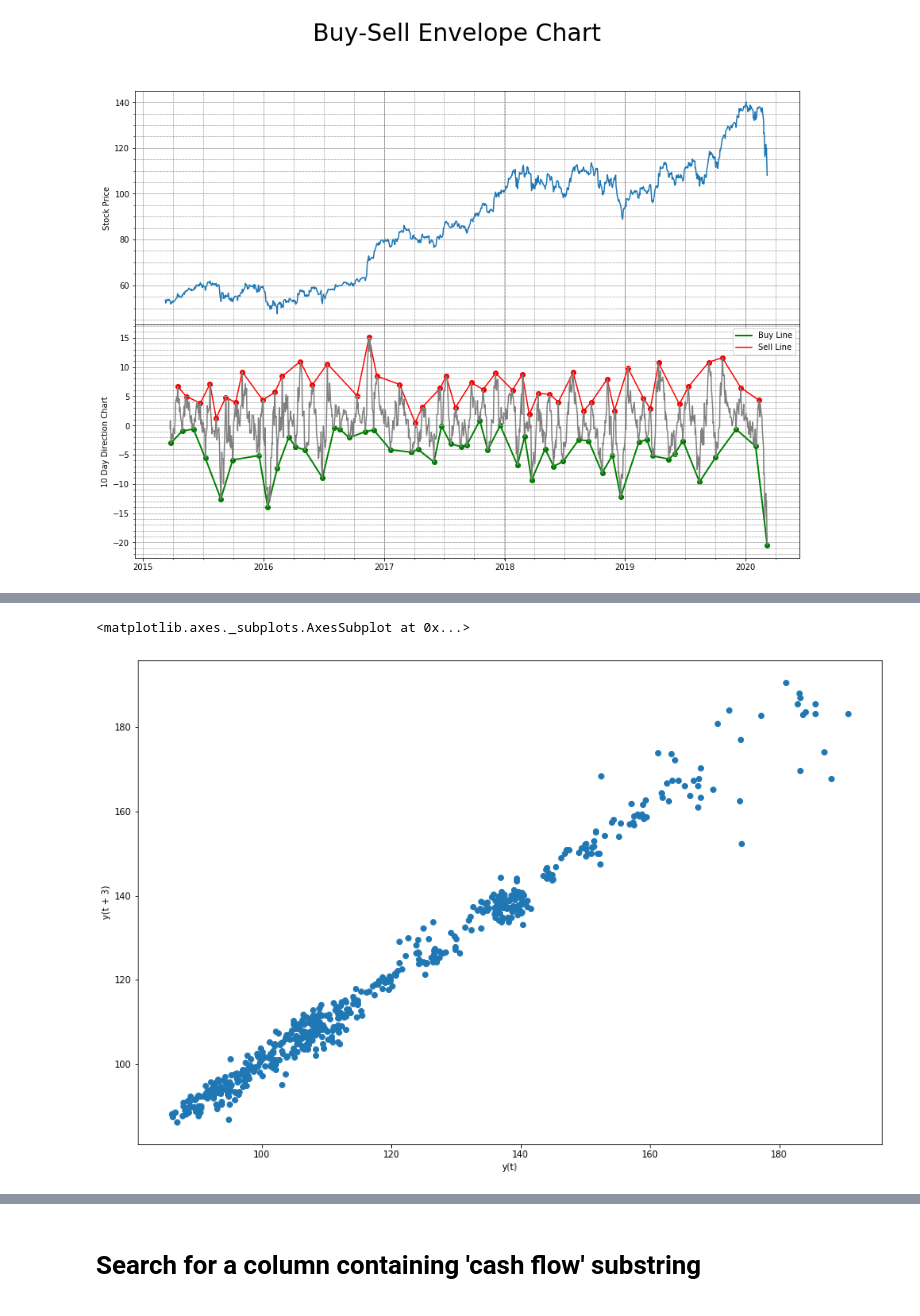
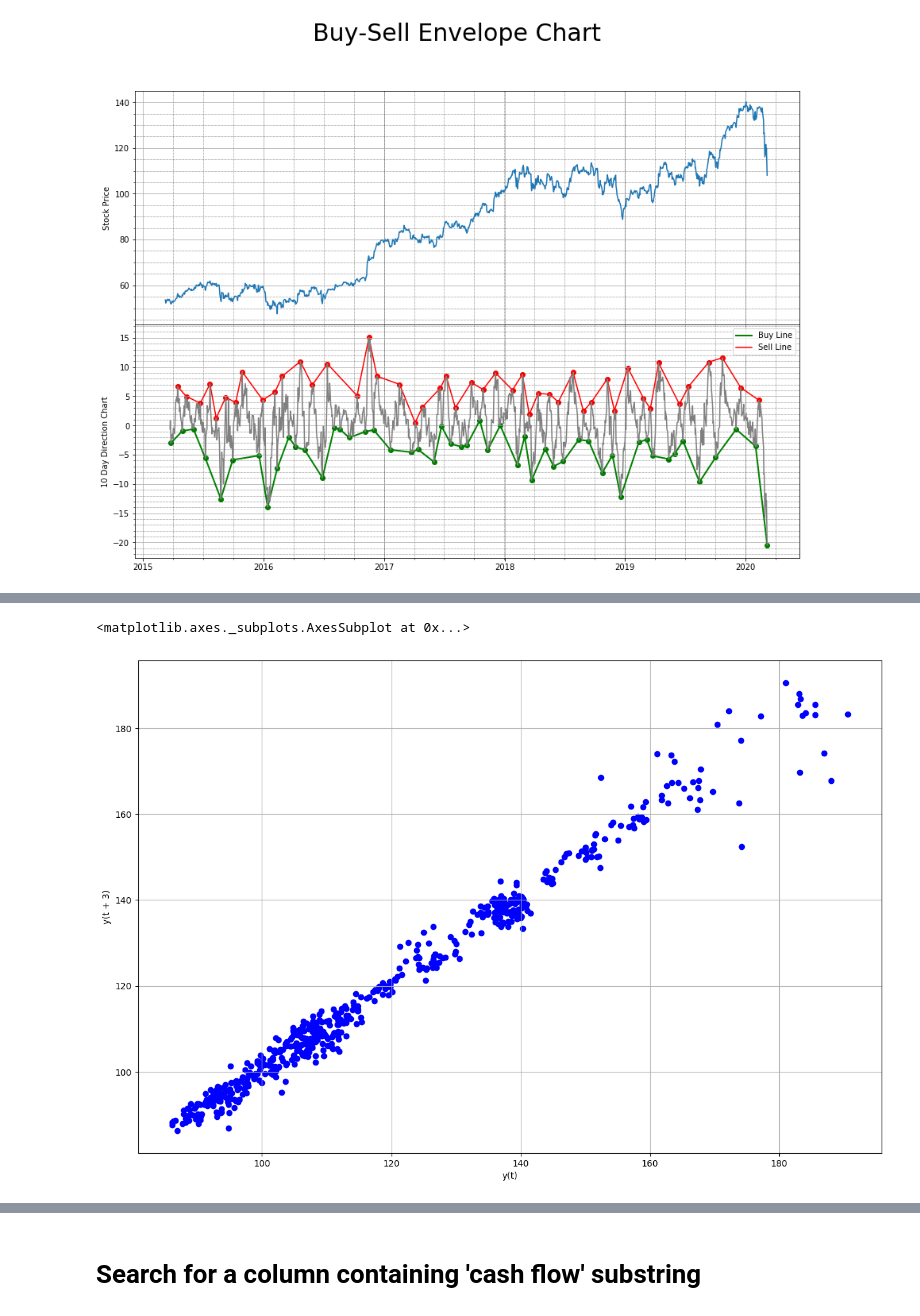
Before and after one commit to sabawi/getstockdata, a Jupyter notebook: test_data.ipynb, the cells around one changed output, grey strips where cells are left out. Drawn from its saved outputs; the diff is of its cells as text; code cells hidden in the pictures.

Commit message:
adding more plotting functions

```diff
--- a/test_data.ipynb
+++ b/test_data.ipynb
@@ -295,10 +295,10 @@ import numpy as np
 import pandas as pd
 import matplotlib.pyplot as plt
 import pandas.plotting as pdplt
-from pandas import datetime
+#from pandas import datetime
 from statsmodels.tsa.arima_model import ARIMA
 from sklearn.metrics import mean_squared_error
-
+plt.style.use('default')
 
 sd.set_stock('msft')
 price_df = sd.GetStockDataFrame(sd.get_stock())
@@ -306,8 +306,8 @@ price_df = sd.DatesRange(price_df, '2018-01-01')
 df = price_df.copy(deep=True)
 
 #split price dataframe into Training set and Test set, 80% to 20%
-train_data = df[0:int(len(df)*0.8)]
-test_data  = df[int(len(df)*0.8):]
+train_data = df[0:int(len(df)*0.8)].copy()
+test_data  = df[int(len(df)*0.8):].copy()
 
 plt.figure(figsize=(15,10))
 plt.title(sd.get_stock())
@@ -323,12 +323,13 @@ plt.grid()
 # %%
 
 def smape_kun(y_true, y_pred):
-    return np.mean((np.abs(y_pred - y_true) * 200/ (np.abs(y_pred) +       np.abs(y_true))))
+    return np.mean((np.abs(y_pred - y_true) * 200/ (np.abs(y_pred) + np.abs(y_true))))
 
 plt.figure(figsize=(15,10))
-pdplt.lag_plot(df['Open'], lag=3)
+plt.grid()
+pdplt.lag_plot(df['Open'], lag=3,c='b')
 # %% [output]
 <matplotlib.axes._subplots.AxesSubplot at 0x...>
-[figure, old version]
+[figure, new version]
 # %%
 
```
Also changed, not shown: parts of 6 cells of this notebook, 2 other files.
